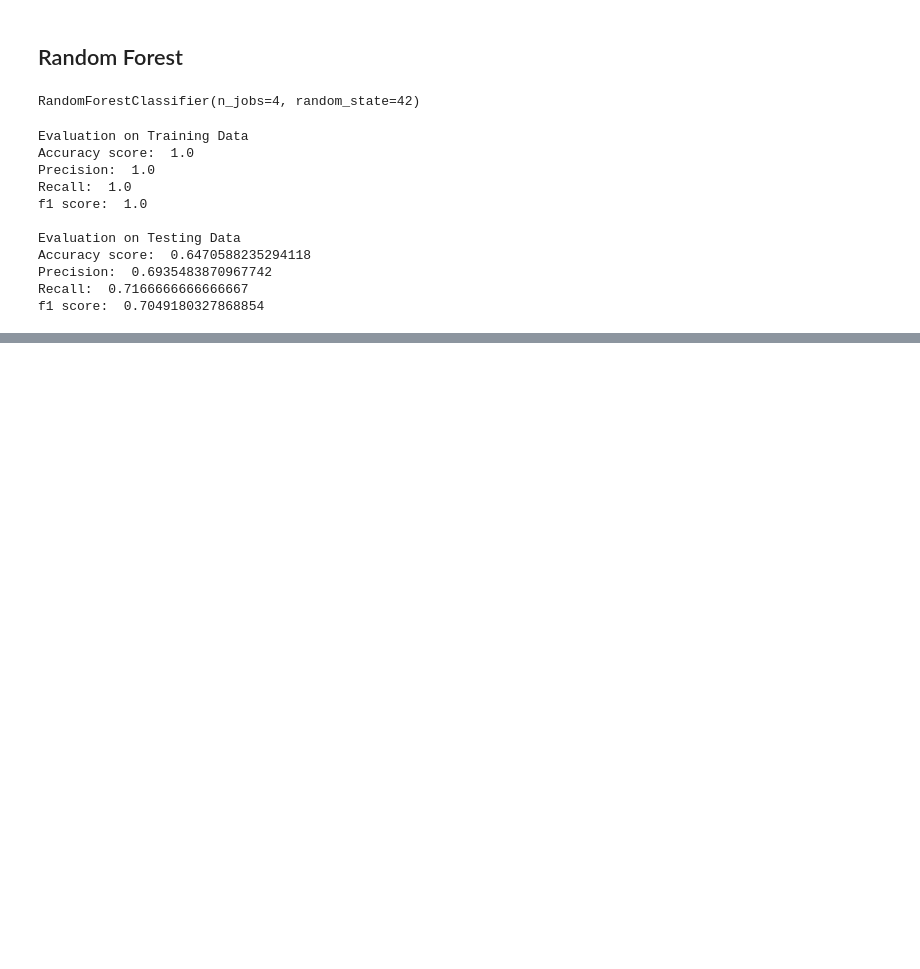
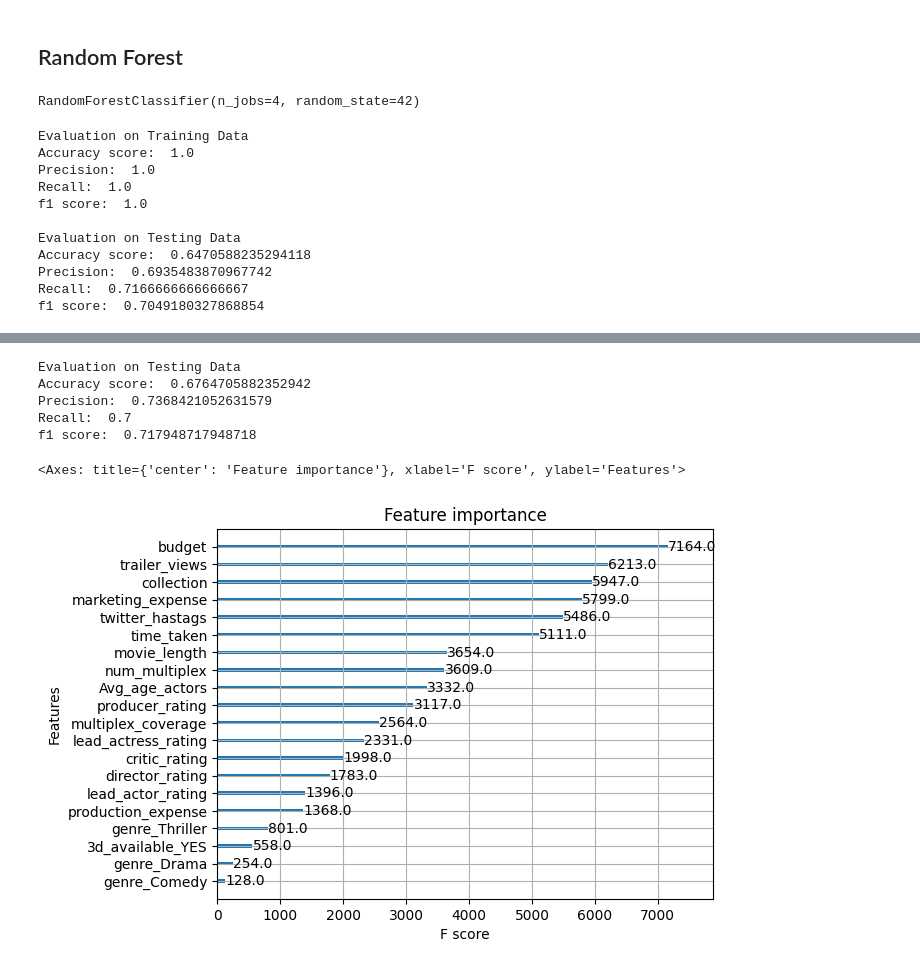
Before and after one commit to marcellinus-witarsah/movie-classification, a Jupyter notebook: notebooks/05-modelling.ipynb, the cells around one changed output, grey strips where cells are left out. Saved outputs shown, nothing was run; the diff lists cells and outputs as text; code cells hidden in the pictures; blank space fills up the shorter version.

Commit message:
Update 05-modelling.ipynb
try gradientboosting, adaboosting, xgboosting

```diff
--- a/notebooks/05-modelling.ipynb
+++ b/notebooks/05-modelling.ipynb
@@ -239,0 +255,2 @@ f1 score:  0.7049180327868854
+# %%
+grid_search.fit(X_train, y_train)
@@ -239,0 +297,11 @@ f1 score:  0.7049180327868854
+# %%
+gbc_clf = GradientBoostingClassifier()
+
+param_grid={
+    "learning_rate": np.arange(0.01, 0.11, 0.01),
+    "n_estimators": np.arange(200, 1001, 100)
+}
+
+grid_search = GridSearchCV(gbc_clf, param_grid, n_jobs=-1, cv=5, scoring="accuracy")
+
+grid_search.fit(X_train, y_train)
@@ -239,0 +338,12 @@ f1 score:  0.7049180327868854
+# %%
+rf_clf = RandomForestClassifier(random_state=42)
+ada_clf = AdaBoostClassifier(estimator=rf_clf, learning_rate=0.01, n_estimators=500)
+
+param_grid={
+    "learning_rate": np.arange(0.01, 0.11, 0.01),
+    "n_estimators": np.arange(200, 1001, 100)
+}
+
+grid_search = GridSearchCV(ada_clf, param_grid, n_jobs=-1, cv=5, scoring="accuracy")
+
+grid_search.fit(X_train, y_train)
@@ -239,0 +384,3 @@ f1 score:  0.7049180327868854
+# %%
+xgb_clf = xgb.XGBClassifier(max_depth=5, n_estimators=1000, learning_rate=0.01, n_jobs=-1)
+xgb_clf.fit(X_train, y_train)
@@ -239,0 +399,16 @@ f1 score:  0.7049180327868854
+# %%
+y_test_pred = xgb_clf.predict(X_test)
+
+print("\nEvaluation on Testing Data")
+evaluate(y_test, y_test_pred)
+# %% [output]
+Evaluation on Testing Data
+Accuracy score:  0.6764705882352942
+Precision:  0.7368421052631579
+Recall:  0.7
+f1 score:  0.717948717948718
+# %%
+xgb.plot_importance(xgb_clf)
+# %% [output]
+<Axes: title={'center': 'Feature importance'}, xlabel='F score', ylabel='Features'>
+[figure, added]
```
Also changed, not shown: parts of 20 cells of this notebook.
